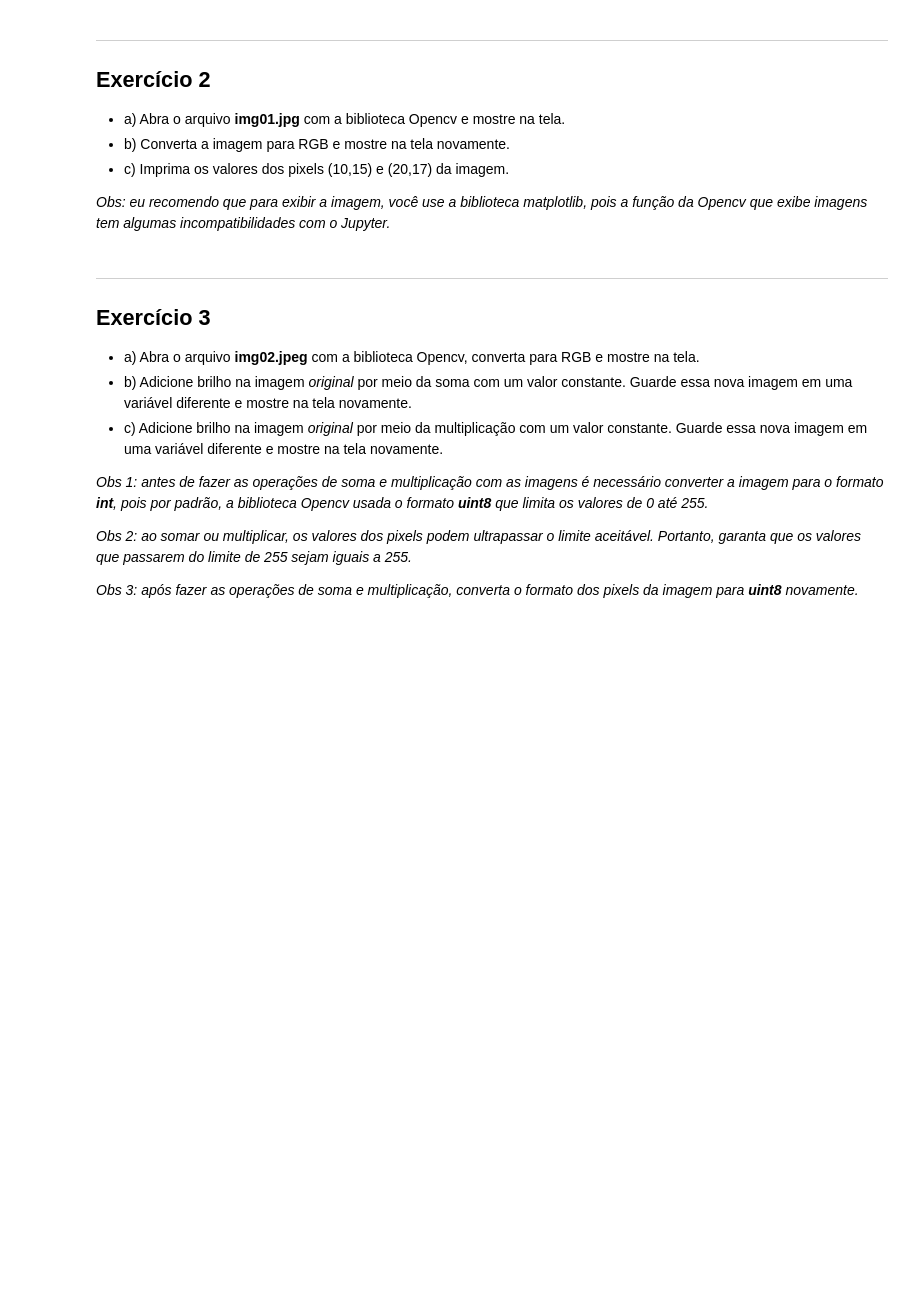
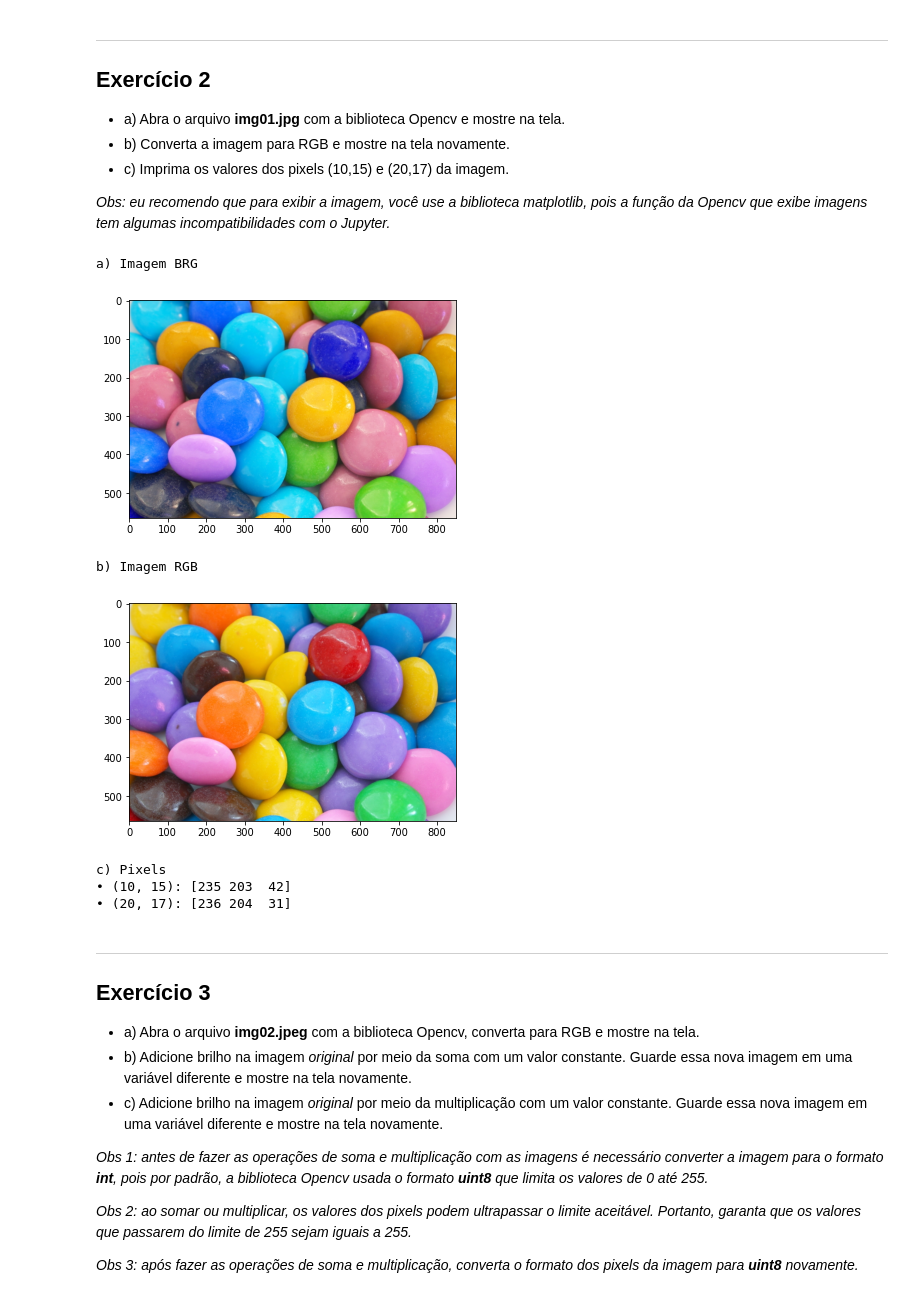
Before and after one commit to letvigna/image-processing-class, a Jupyter notebook: ac1/exerciciosPraticos.ipynb, the cells around one changed output. Saved outputs shown, nothing was run; the diff lists cells and outputs as text; code cells hidden in the pictures; blank space fills up the shorter version.

```diff
--- a/ac1/exerciciosPraticos.ipynb
+++ b/ac1/exerciciosPraticos.ipynb
@@ -95,3 +96,35 @@ for image in data:
+# %%
+import cv2
+import matplotlib.pyplot as plt
+
+def showImage(img):
+  plt.imshow(img)
+  plt.show()
+  print('\n')
+
+
+# ==+ a) +==
+image = cv2.imread('img01.jpg')
+print('a) Imagem BRG')
+showImage(image)
+
+# ==+ b) +==
+image_rgb = cv2.cvtColor(image, cv2.COLOR_BGR2RGB)
+print('b) Imagem RGB')
+showImage(image_rgb)
+
+# ==+ c) +==
+print('c) Pixels')
+print('• (10, 15):', image_rgb[10, 15])
+print('• (20, 17):', image_rgb[20, 17])
+# %% [output]
+a) Imagem BRG
+[figure, added]
+b) Imagem RGB
+[figure, added]
+c) Pixels
+• (10, 15): [235 203  42]
+• (20, 17): [236 204  31]
 # %% [markdown]
 ----
 ## Exercício 3
```
Also changed, not shown: parts of 2 cells of this notebook.
